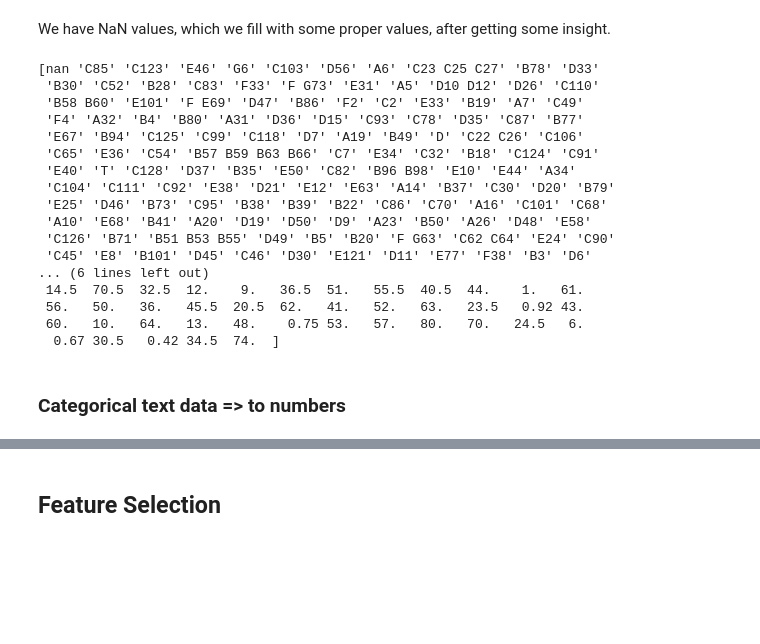
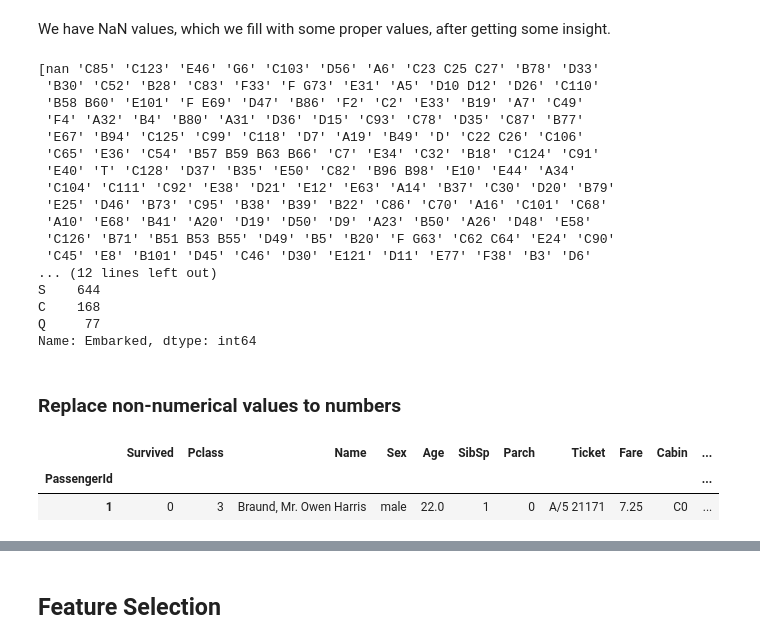
Before and after one commit to ProgressBG-Python-Course/JupyterNotebooksExamples, a Jupyter notebook: Notebooks/the_art_of_features_engineering/feature_selection_scikit.ipynb, the cells around one changed output, grey strips where cells are left out. Saved outputs shown, nothing was run; the diff lists cells and outputs as text; code cells hidden in the pictures; blank space fills up the shorter version.

```diff
--- a/Notebooks/the_art_of_features_engineering/feature_selection_scikit.ipynb
+++ b/Notebooks/the_art_of_features_engineering/feature_selection_scikit.ipynb
@@ -76,9 +76,11 @@ print(df_train.Cabin.unique())
 
 # check what are the unique values in Age:
 print(df_train.Age.unique())
+print(df_train.Age.median())
 
-# check what are the unique values in Age:
-print(df_train.Age.unique())
+# check what are the unique values in Embarked:
+print(df_train.Embarked.unique())
+print(df_train.Embarked.value_counts())
 # %% [output]
 [nan 'C85' 'C123' 'E46' 'G6' 'C103' 'D56' 'A6' 'C23 C25 C27' 'B78' 'D33'
  'B30' 'C52' 'B28' 'C83' 'F33' 'F G73' 'E31' 'A5' 'D10 D12' 'D26' 'C110'
@@ -92,29 +94,24 @@ print(df_train.Age.unique())
  'A10' 'E68' 'B41' 'A20' 'D19' 'D50' 'D9' 'A23' 'B50' 'A26' 'D48' 'E58'
  'C126' 'B71' 'B51 B53 B55' 'D49' 'B5' 'B20' 'F G63' 'C62 C64' 'E24' 'C90'
  'C45' 'E8' 'B101' 'D45' 'C46' 'D30' 'E121' 'D11' 'E77' 'F38' 'B3' 'D6'
-... (6 lines left out)
- 14.5  70.5  32.5  12.    9.   36.5  51.   55.5  40.5  44.    1.   61.
- 56.   50.   36.   45.5  20.5  62.   41.   52.   63.   23.5   0.92 43.
- 60.   10.   64.   13.   48.    0.75 53.   57.   80.   70.   24.5   6.
-  0.67 30.5   0.42 34.5  74.  ]
+... (12 lines left out)
+S    644
+C    168
+Q     77
+Name: Embarked, dtype: int64
 # %%
-def fill_nan_values(df):
-    # Put pouniqueouthampton for 'Embarked' null values:
-    df["Embarked"] = df["Embarked"].fillna("S")
+# Put 'S' for 'Embarked' null values, as this value is most frequent:
+df_train["Embarked"] = df_train["Embarked"].fillna("S")
 
-    # put the mean passengers age for 'Age' null values
-    df["Age"] = df["Age"].fillna(df["Age"].median())
+# put the median passengers age for 'Age' null values
+df_train["Age"] = df_train["Age"].fillna(df_train["Age"].median())
 
-    # put 0 for cabin number for all 'Cabin' null values
-    df["Cabin"] = df["Cabin"].fillna(0)
+# put some new value (like 'C0') for  all 'Cabin' null values
+# check if the new value exists
+# print('C0' in df_train.Cabin)
 
-    # put the mean Fare for 'fare' null values:
-    df["Fare"] = df["Fare"].fillna(df["Fare"].median())
-
-    return df
-
-df_train = fill_nan_values(df_train)
+df_train["Cabin"] = df_train["Cabin"].fillna('C0')
 # %% [markdown]
-### Categorical text data => to numbers
+### Replace non-numerical values to numbers
 # %%
 # helper function
@@ -130,3 +127,9 @@ def multiple_categories_to_numbers(arr):
+# %%
+df_train.head(1)
+# %% [output]
+|  | Survived | Pclass | Name | Sex | Age | SibSp | Parch | Ticket | Fare | Cabin | ... |
+| PassengerId |  |  |  |  |  |  |  |  |  |  | ... |
+| 1 | 0 | 3 | Braund, Mr. Owen Harris | male | 22.0 | 1 | 0 | A/5 21171 | 7.25 | C0 | ... |
 # %%
 for column in df_train:
     if df_train[column].dtype == "object":
```
Also changed, not shown: parts of 28 cells of this notebook, 4 other files.
